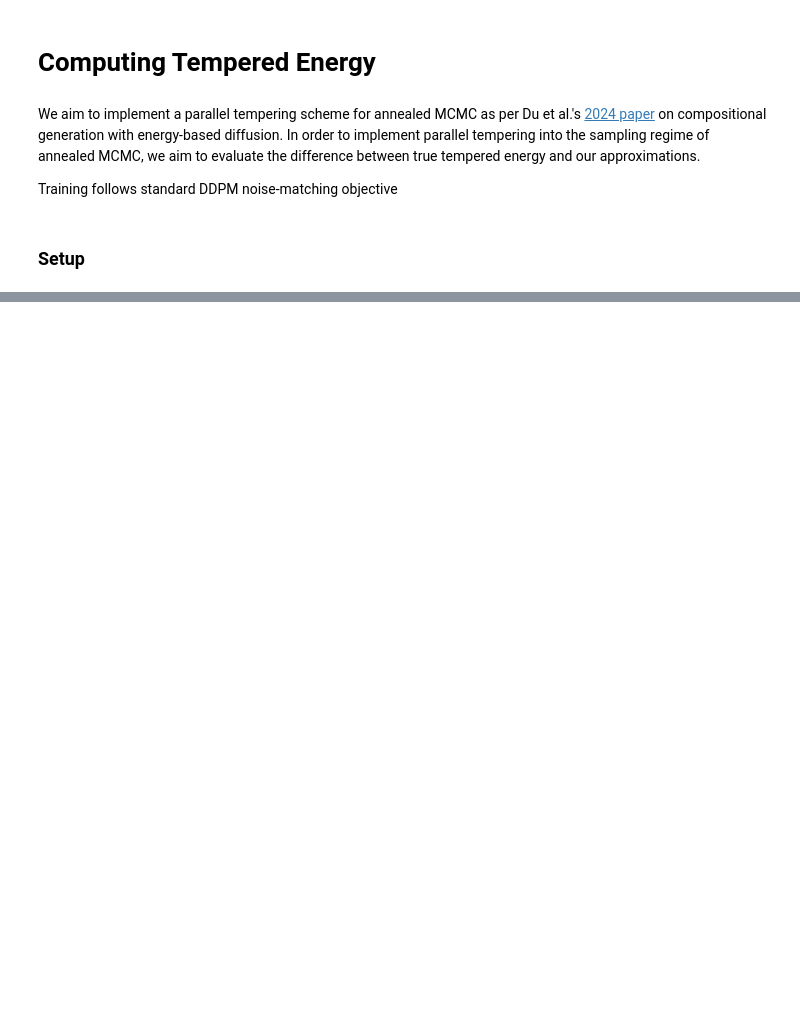
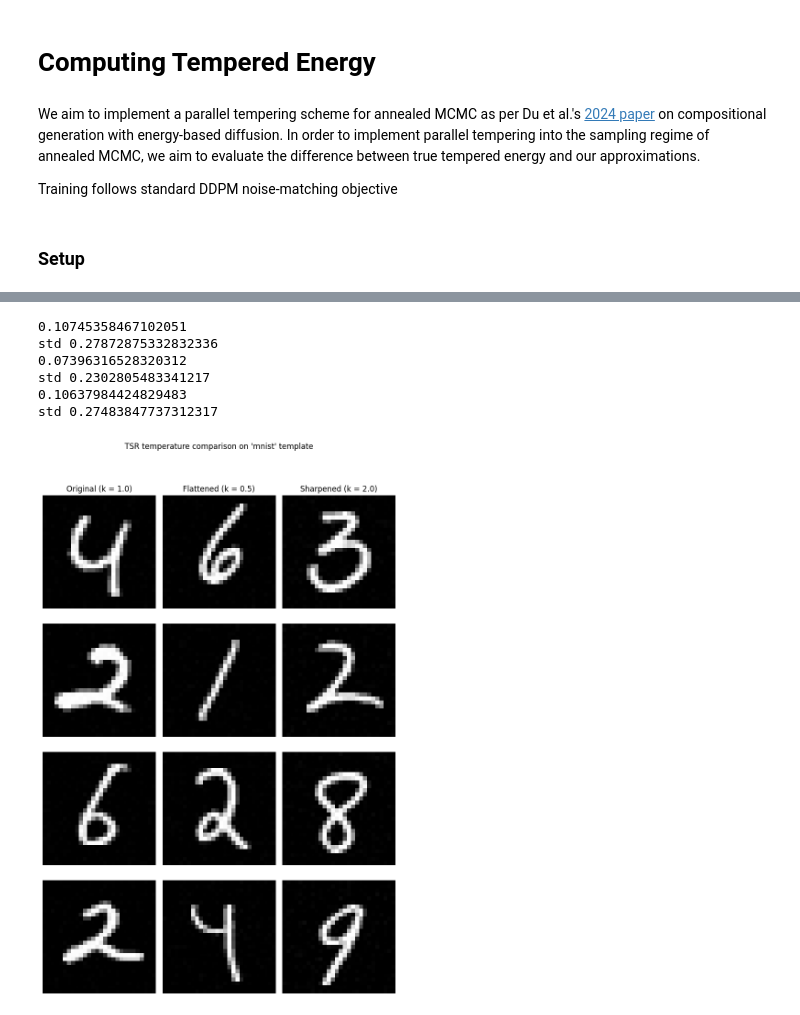
Before and after one commit to oatmeallover/parallel_tempering, a Jupyter notebook: tempered_energy.ipynb, the cells around one changed output, grey strips where cells are left out. Cells and saved outputs as stored; diff of their text form; code cells hidden in the pictures; blank space fills up the shorter version.

```diff
--- a/tempered_energy.ipynb
+++ b/tempered_energy.ipynb
@@ -20,0 +21,10 @@ std 0.2911806106567383
+# %%
+_ = plot_temperature_triptych(dataset_name="mnist", sigma=1.0, replica_swaps = True)
+# %% [output]
+0.10745358467102051
+std 0.27872875332832336
+0.07396316528320312
+std 0.2302805483341217
+0.10637984424829483
+std 0.27483847737312317
+[figure, added]
```
Also changed, not shown: parts of 1 cell of this notebook, 4 other files.
